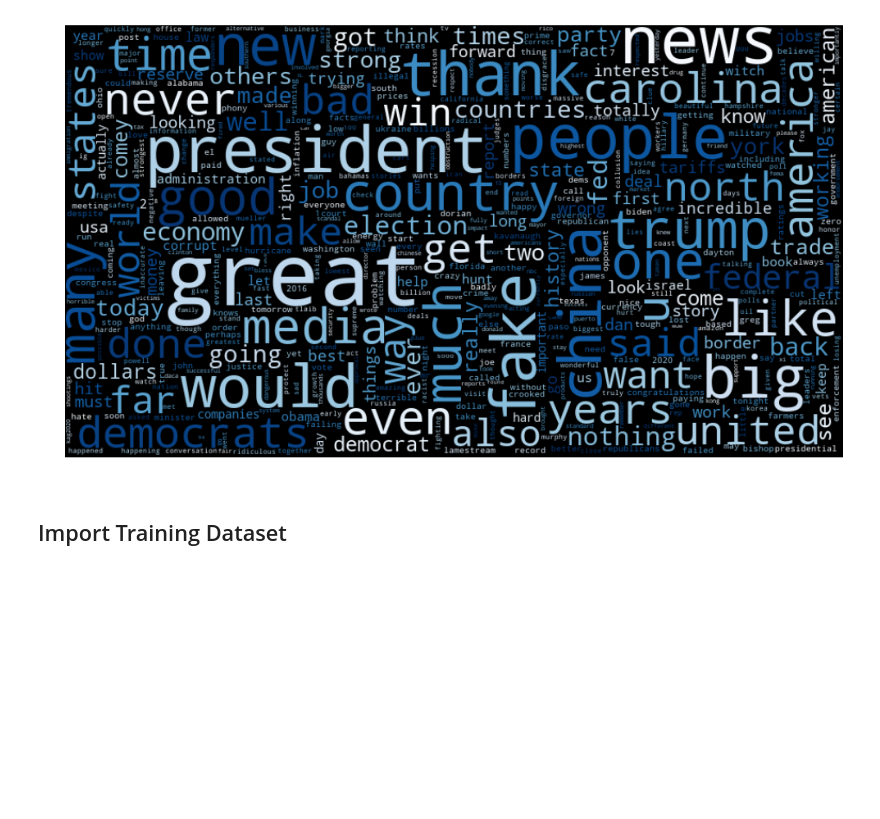
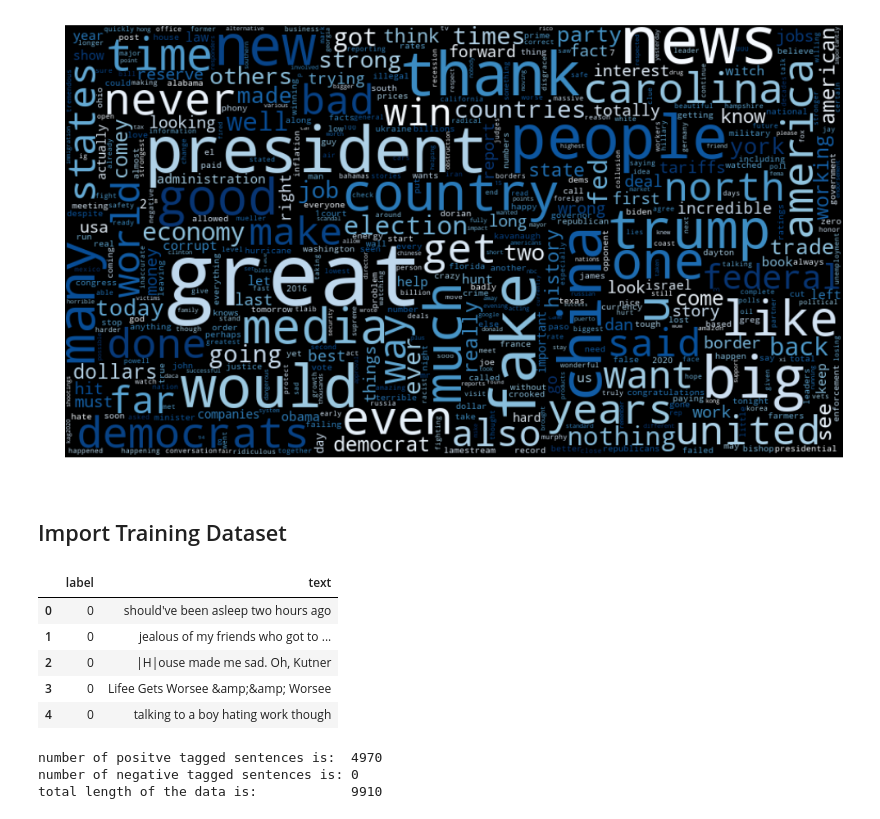
Before and after one commit to MaximShovkun/twitter_analytics, a Jupyter notebook: twitter_analytics.ipynb, the cells around one changed output. Drawn from its saved outputs; the diff is of its cells as text; code cells hidden in the pictures; blank space fills up the shorter version.

```diff
--- a/twitter_analytics.ipynb
+++ b/twitter_analytics.ipynb
@@ -209,18 +224,37 @@ plt.show()
 # %% [markdown]
 ## Import Training Dataset
 # %%
-data_train = pd.read_csv('train_data/training.1600000.processed.noemoticon.csv',
+n = 16000000  #number of records in file
+s = 100000  #desired sample size
+filename = "data.txt"
+skip = sorted(random.sample(range(n),n-s))
+
+filepath = 'train_data/training.1600000.processed.noemoticon.csv'
+
+data_train = pd.read_csv(filepath,
                     encoding="ISO-8859-1",
-                    error_bad_lines=False
+                    error_bad_lines=False,
+                    skiprows=skip
                    )
 data_train.columns = ['label', 'id', 'created_at', 'source', 'name', 'text']
 data_train = data_train.drop(['id','created_at', 'source', 'name'], axis=1)
 data_train.head(5)
+# %% [output]
+|  | label | text |
+| 0 | 0 | should've been asleep two hours ago |
+| 1 | 0 | jealous of my friends who got to ... |
+| 2 | 0 | |H|ouse made me sad. Oh, Kutner |
+| 3 | 0 | Lifee Gets Worsee &amp;&amp; Worsee |
+| 4 | 0 | talking to a boy hating work though |
 # %%
 # check the number of positive vs. negative tagged sentences
-positives = data['label'][data.label == 0]
-negatives = data['label'][data.label == 1]
+positives = data_train['label'][data_train.label == 0]
+negatives = data_train['label'][data_train.label == 1]
 
 print('number of positve tagged sentences is:  {}'.format(len(positives)))
 print('number of negative tagged sentences is: {}'.format(len(negatives)))
-print('total length of the data is:            {}'.format(data.shape[0]))
+print('total length of the data is:            {}'.format(data_train.shape[0]))
+# %% [output]
+number of positve tagged sentences is:  4970
+number of negative tagged sentences is: 0
+total length of the data is:            9910
```
Also changed, not shown: parts of 21 cells of this notebook.
